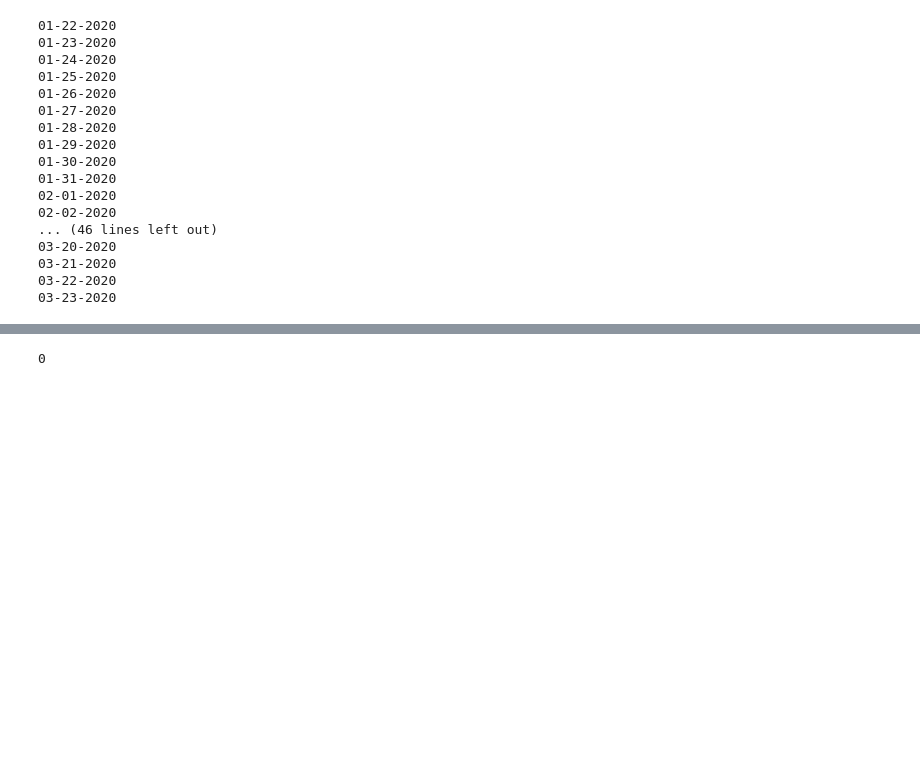
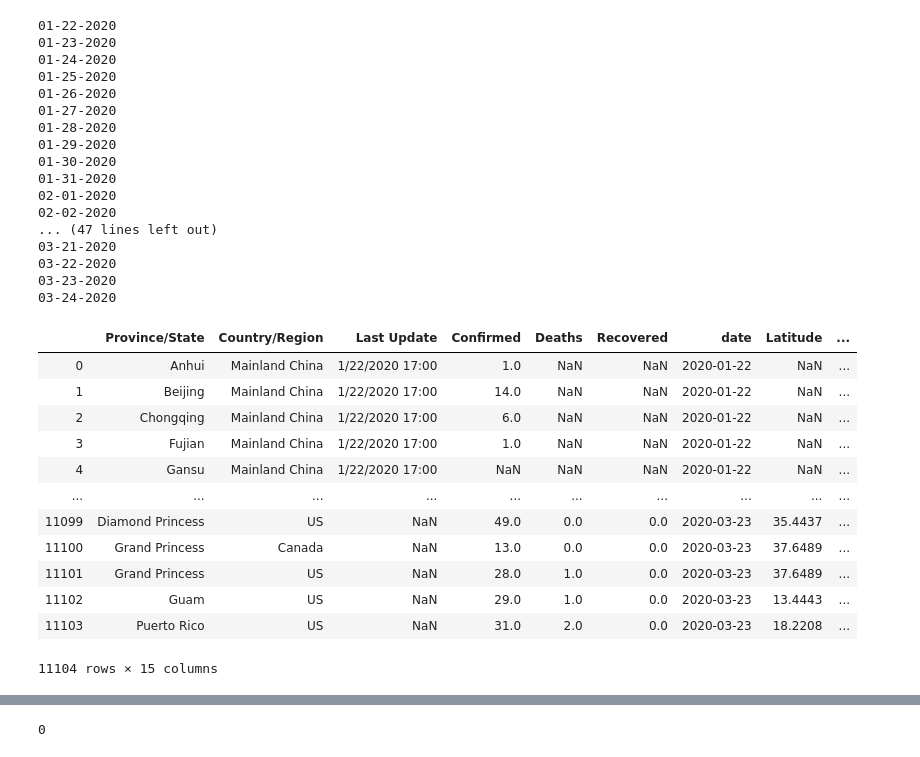
Before and after one commit to raffg/covid-19, a Jupyter notebook: eda.ipynb, the cells around one changed output, grey strips where cells are left out. Saved outputs shown, nothing was run; the diff lists cells and outputs as text; code cells hidden in the pictures; blank space fills up the shorter version.

```diff
--- a/eda.ipynb
+++ b/eda.ipynb
@@ -45,10 +45,15 @@ for file in dates:
     raw_string = requests.get(url).content
     df = pd.read_csv(io.StringIO(raw_string.decode('utf-8')))
     df['date'] = pd.to_datetime(file)
-    df.rename(columns={'Province_State': 'Province/State',
-                       'Country_Region': 'Country/Region',
-                       'Lat': 'Latitude',
-                       'Long_': 'Longitude'}, inplace=True)
+    df.rename(columns={'Country_Region': 'Country/Region'}, inplace=True)
+    if file == '03-22-2020':
+        geo_us = df[(df['date'] == '2020-03-22') &
+                    (df['Country/Region'] == 'US')].groupby('Province/State',
+                                              as_index=False).agg({'Longitude': 'mean',
+                                                                    'Latitude': 'mean'})
+    if file > '03-22-2020' and b'404: Not Found\n' not in raw_string:
+        df = df.merge(geo_us, left_on='Province_State', right_on='Province/State')
+        df.drop(['Province_State', 'Lat', 'Long_'], axis=1, inplace=True)
     files.append(df)
 
 df = pd.concat(files, axis=0, ignore_index=True, sort=False)
@@ -65,11 +70,27 @@ df = pd.concat(files, axis=0, ignore_index=True, sort=False)
 01-31-2020
 02-01-2020
 02-02-2020
-... (46 lines left out)
-03-20-2020
+... (47 lines left out)
 03-21-2020
 03-22-2020
 03-23-2020
+03-24-2020
+# %%
+df
+# %% [output]
+|  | Province/State | Country/Region | Last Update | Confirmed | Deaths | Recovered | date | Latitude | ... |
+| 0 | Anhui | Mainland China | 1/22/2020 17:00 | 1.0 | NaN | NaN | 2020-01-22 | NaN | ... |
+| 1 | Beijing | Mainland China | 1/22/2020 17:00 | 14.0 | NaN | NaN | 2020-01-22 | NaN | ... |
+| 2 | Chongqing | Mainland China | 1/22/2020 17:00 | 6.0 | NaN | NaN | 2020-01-22 | NaN | ... |
+| 3 | Fujian | Mainland China | 1/22/2020 17:00 | 1.0 | NaN | NaN | 2020-01-22 | NaN | ... |
+| 4 | Gansu | Mainland China | 1/22/2020 17:00 | NaN | NaN | NaN | 2020-01-22 | NaN | ... |
+| ... | ... | ... | ... | ... | ... | ... | ... | ... | ... |
+| 11099 | Diamond Princess | US | NaN | 49.0 | 0.0 | 0.0 | 2020-03-23 | 35.4437 | ... |
+| 11100 | Grand Princess | Canada | NaN | 13.0 | 0.0 | 0.0 | 2020-03-23 | 37.6489 | ... |
+| 11101 | Grand Princess | US | NaN | 28.0 | 1.0 | 0.0 | 2020-03-23 | 37.6489 | ... |
+| 11102 | Guam | US | NaN | 29.0 | 1.0 | 0.0 | 2020-03-23 | 13.4443 | ... |
+| 11103 | Puerto Rico | US | NaN | 31.0 | 2.0 | 0.0 | 2020-03-23 | 18.2208 | ... |
+11104 rows × 15 columns
 # %%
 # Rename countries with duplicate naming conventions
 df['Country/Region'].replace('Mainland China', 'China', inplace=True)
```
Also changed, not shown: parts of 21 cells of this notebook, 3 other files.
